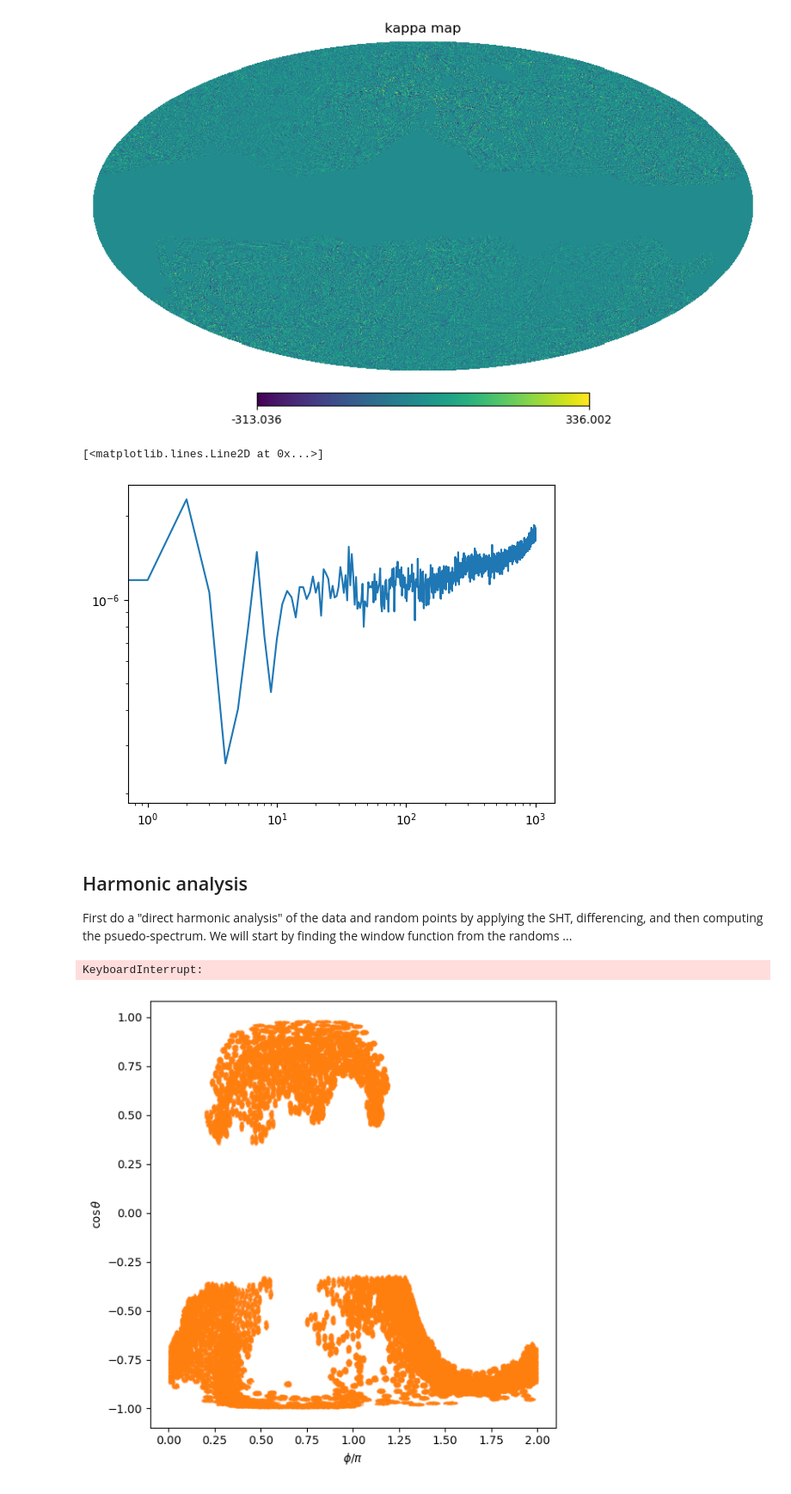
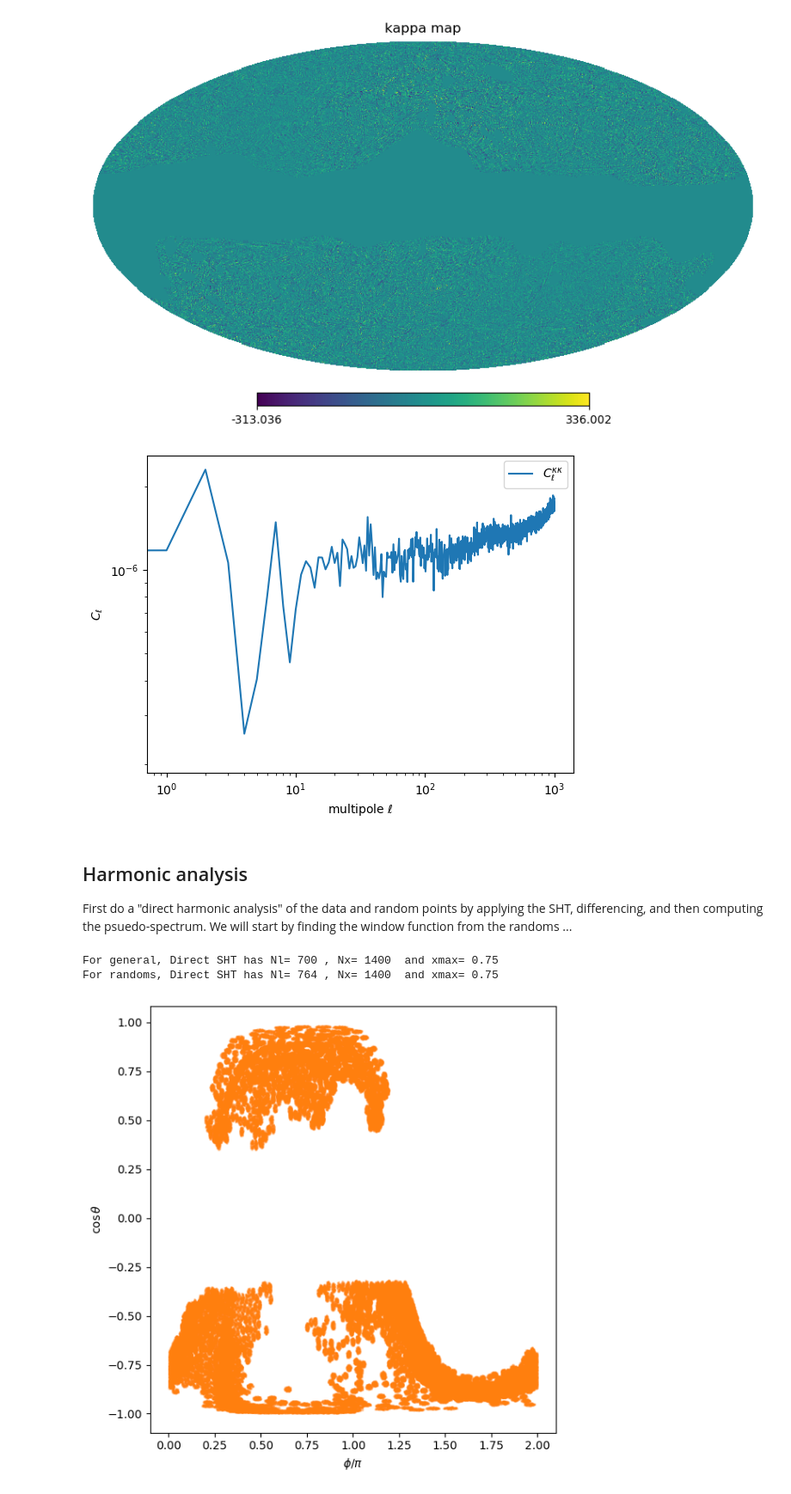
Before and after one commit to roger2b/directsht-lya, a Jupyter notebook: notebooks/Cell_DESI_iron.ipynb, the cells around one changed output. Shown at 86% size. Drawn from its saved outputs; the diff is of its cells as text; code cells hidden in the pictures.

```diff
--- a/notebooks/Cell_DESI_iron.ipynb
+++ b/notebooks/Cell_DESI_iron.ipynb
@@ -218,17 +171,20 @@ hp.mollview(unmask(cmb_map[cmb_mask==1], cmb_mask), title='kappa map')
 # %%
 cl_cmb = hp.anafast(cmb_map*cmb_mask, lmax=1000)
 # %%
-plt.loglog(cl_cmb)
+plt.figure()
+plt.loglog(cl_cmb, label=r'$C_{\ell}^{\kappa \kappa}$')
+plt.xlabel(r'multipole $\ell$')
+plt.ylabel(r'$C_{\ell}$')
+plt.legend();plt.show()
 # %% [output]
-[<matplotlib.lines.Line2D at 0x...>]
-[figure, old version]
+[figure, new version]
 # %% [markdown]
 ## Harmonic analysis
 
 First do a "direct harmonic analysis" of the data and random points by applying the SHT, differencing, and then computing the psuedo-spectrum.  We will start by finding the window function from the randoms ...
 # %%
 # Set up an sht instance.
-Nl   = 1000
+Nl   = 700
 Nx   = 2*Nl
 xmax = 3./4.
 #
@@ -241,7 +197,8 @@ sht_randoms = DirectSHT(Nl+buffer_ells,Nx,xmax)
 print("For general, Direct SHT has Nl=",sht.Nell,", Nx=",Nx," and xmax=",xmax)
 print("For randoms, Direct SHT has Nl=",sht_randoms.Nell,", Nx=",Nx," and xmax=",xmax)
 # %% [output]
-KeyboardInterrupt:
+For general, Direct SHT has Nl= 700 , Nx= 1400  and xmax= 0.75
+For randoms, Direct SHT has Nl= 764 , Nx= 1400  and xmax= 0.75
 # %%
 # plt.scatter(tdata, pdata)
 
```
Also changed, not shown: parts of 38 cells of this notebook, 5 other files.
